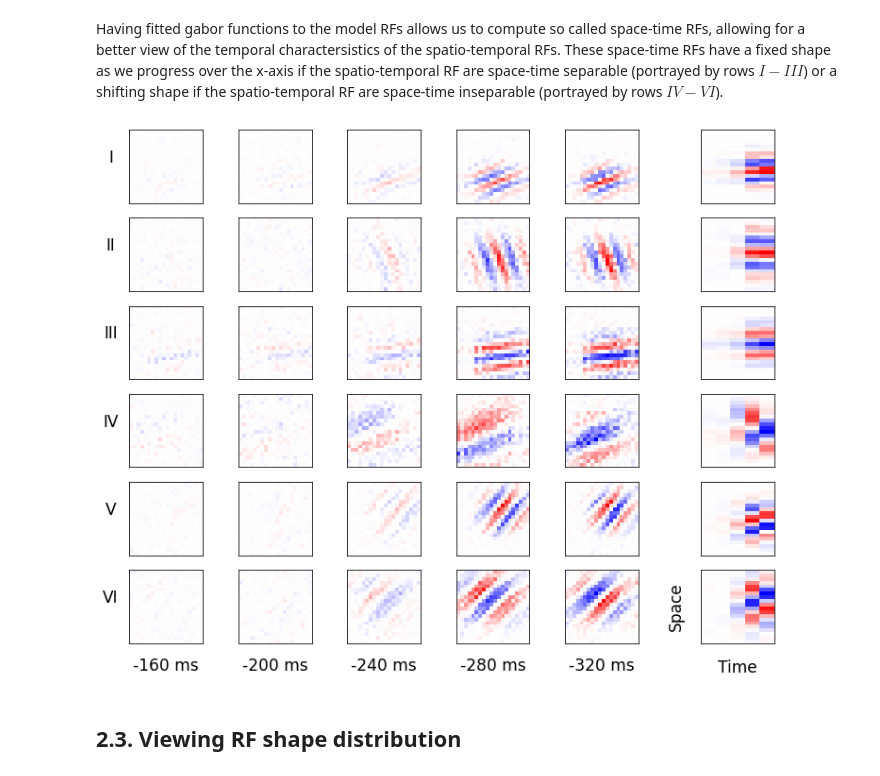
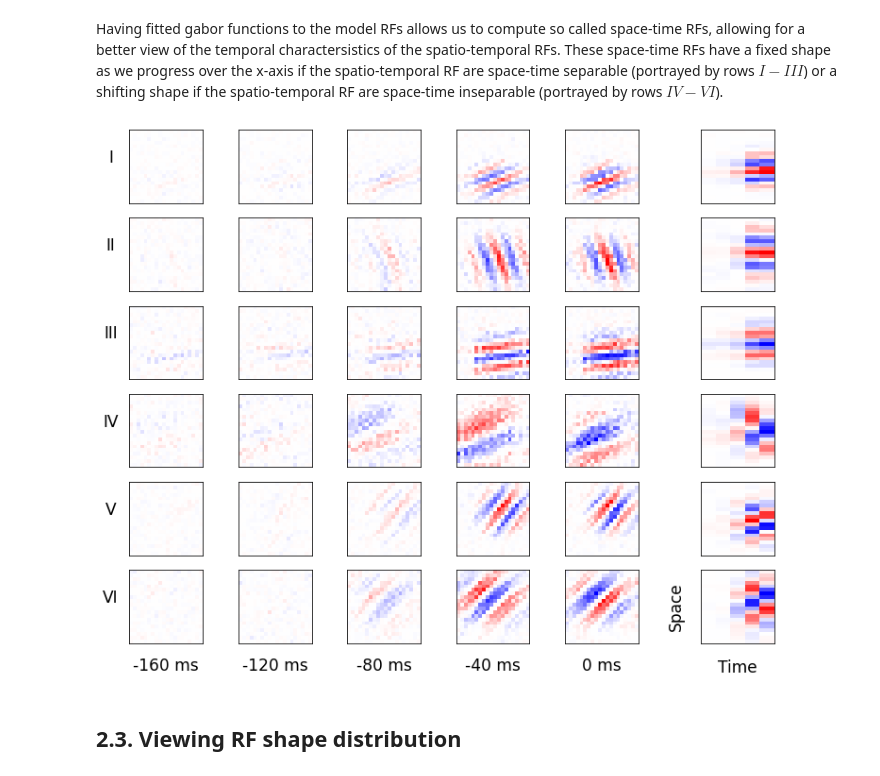
Before and after one commit to webstorms/BrainBox, a Jupyter notebook: notebooks/Receptive field analysis.ipynb, the cells around one changed output. Drawn from its saved outputs; the diff is of its cells as text; code cells hidden in the pictures.

```diff
--- a/notebooks/Receptive field analysis.ipynb
+++ b/notebooks/Receptive field analysis.ipynb
@@ -166,35 +166,35 @@ def plot(i, rf, rf2d, label=''):
     axs[i, 0].set_ylabel(label, rotation=0, labelpad=20, fontsize=17)
     v = rf.abs().max()
 
     for j in range(5):
         img = axs[i, j].imshow(rf[j]/v, vmin=-1, vmax=1, cmap='bwr')
         axs[i, j].set_xticks([])
         axs[i, j].set_yticks([])
 
     box = axs[i, 4].get_position()
     w = box.x1 - box.x0
     ax = fig.add_axes([box.x0+0.2, box.y0, w, w])
     ax.set_xticks([])
     ax.set_yticks([])
 
     if i == 5:
         ax.set_ylabel('Space', labelpad=17, fontsize=17)
         ax.set_xlabel('Time', labelpad=17, fontsize=17)
 
     v = rf2d.abs().max()
     ax.imshow(rf2d/v, interpolation='nearest', extent=[0,100,0,1], aspect=100, vmin=-1, vmax=1, cmap='bwr')
 
 plot(0, seperable_rfs[3], seperable_2d_rfs[3], label='I')
 plot(1, seperable_rfs[13], seperable_2d_rfs[13], label='II')
 plot(2, seperable_rfs[17], seperable_2d_rfs[17], label='III')
 plot(3, inseperable_rfs[2], inseperable_2d_rfs[2], label='IV')
 plot(4, inseperable_rfs[6], inseperable_2d_rfs[6], label='V')
 plot(5, inseperable_rfs[12], inseperable_2d_rfs[12], label='VI')
 
 for i in range(5):
-    axs[5, i].set_xlabel('{0} ms'.format(-160-i*40), labelpad=15, fontsize=17)
+    axs[5, i].set_xlabel('{0} ms'.format(-160+i*40), labelpad=15, fontsize=17)
 # %% [output]
-[figure, old version]
+[figure, new version]
 # %% [markdown]
 ## 2.3. Viewing RF shape distribution
 # %% [markdown]
```
Also changed, not shown: parts of 1 cell of this notebook.
